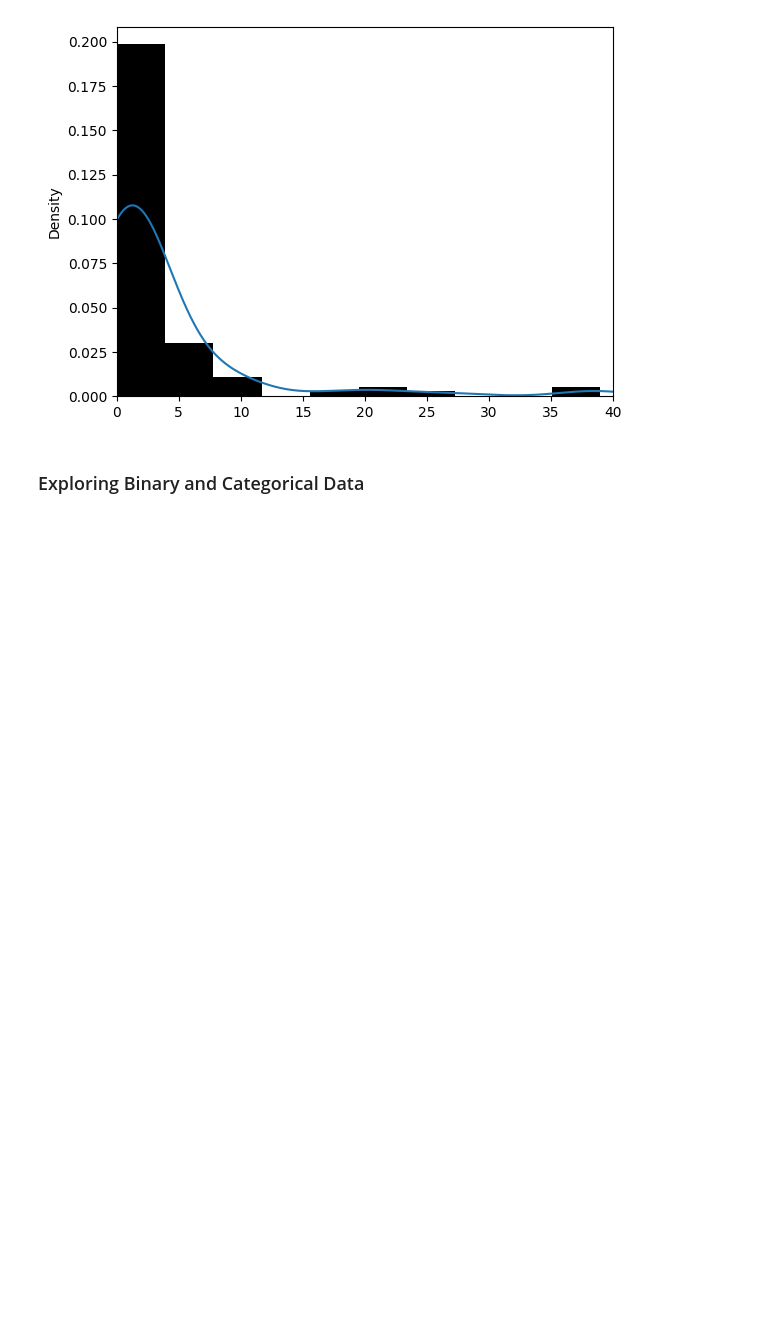
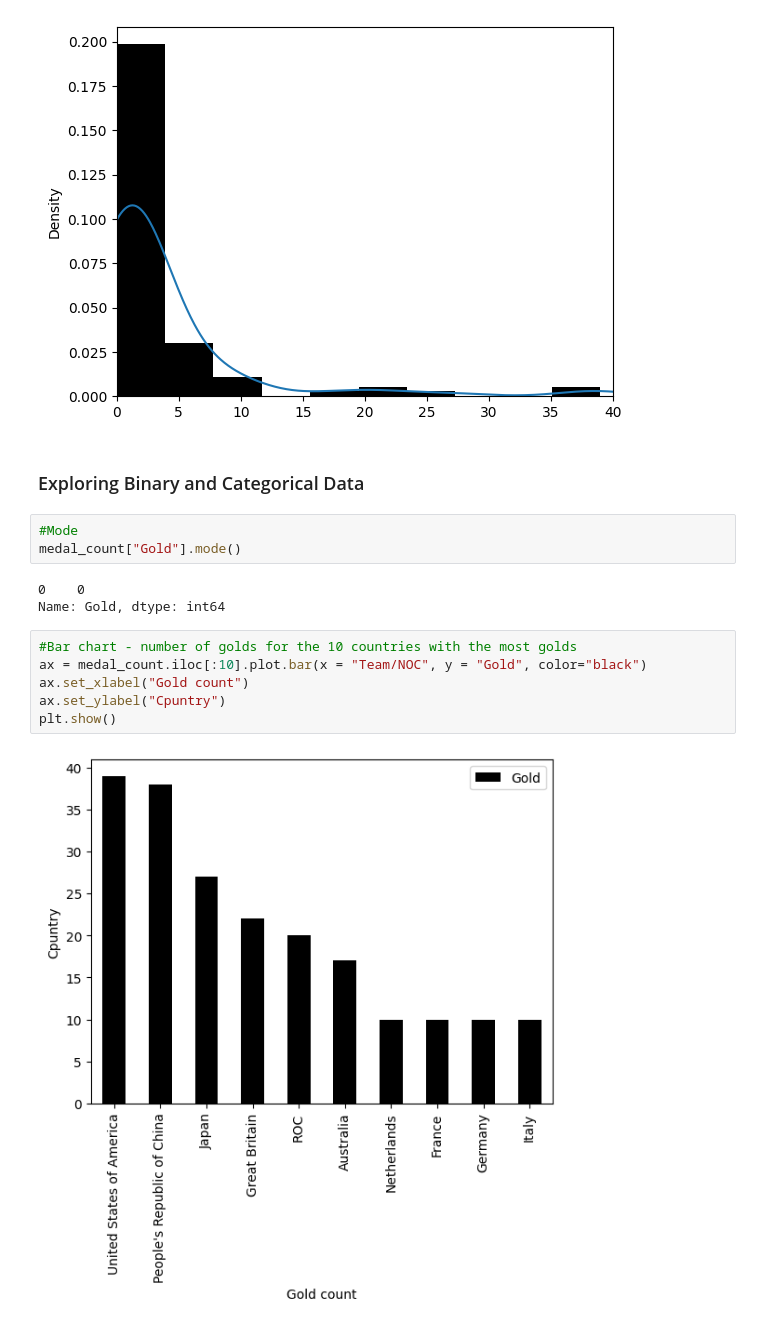
Before and after one commit to OjmJakon/Mini-Projects, a Jupyter notebook: Data Science/Practical Statistics For Data Scientists (book)/Chapter 1.ipynb, the cells around one changed output. Cells and saved outputs as stored; diff of their text form; blank space fills up the shorter version.

```diff
--- a/Data Science/Practical Statistics For Data Scientists (book)/Chapter 1.ipynb
+++ b/Data Science/Practical Statistics For Data Scientists (book)/Chapter 1.ipynb
@@ -156,3 +156,17 @@ plt.show()
 [figure]
 # %% [markdown]
 ### Exploring Binary and Categorical Data
+# %%
+#Mode
+medal_count["Gold"].mode()
+# %% [output]
+0    0
+Name: Gold, dtype: int64
+# %%
+#Bar chart - number of golds for the 10 countries with the most golds
+ax = medal_count.iloc[:10].plot.bar(x = "Team/NOC", y = "Gold", color="black")
+ax.set_xlabel("Gold count")
+ax.set_ylabel("Cpuntry")
+plt.show()
+# %% [output]
+[figure, added]
```
Also changed, not shown: parts of 7 cells of this notebook.
